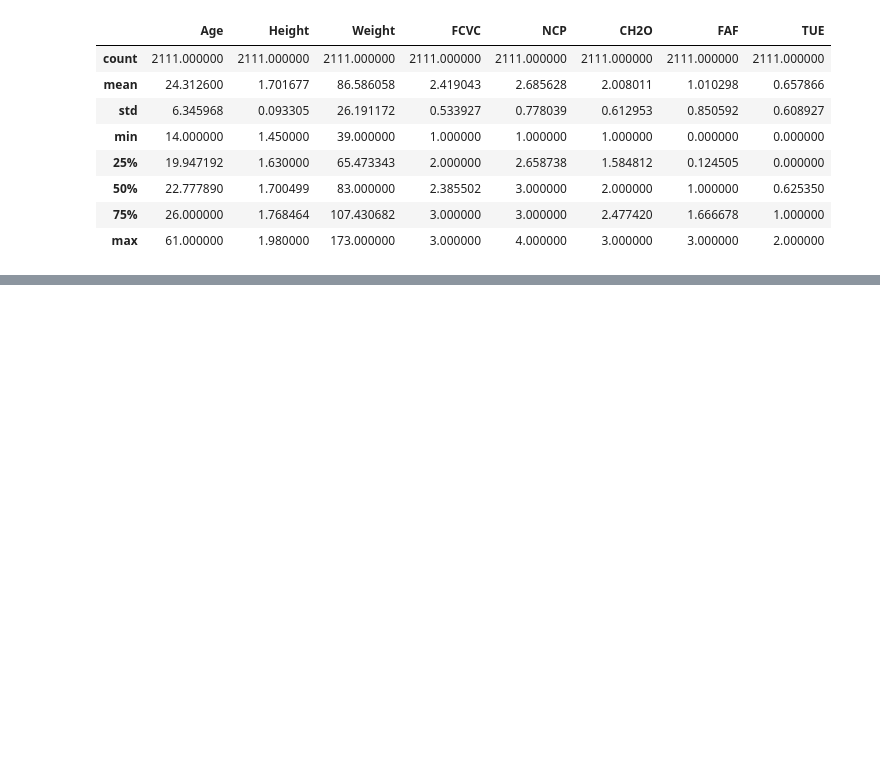
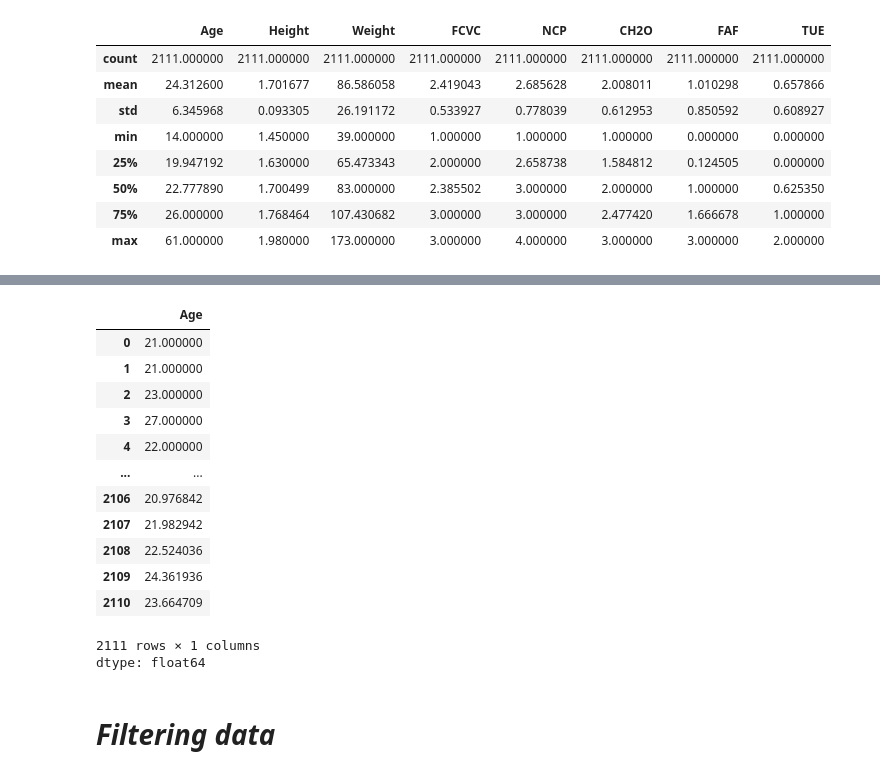
Before and after one commit to islamnafi/my-data-science-log, a Jupyter notebook: pandas/pandas.ipynb, the cells around one changed output, grey strips where cells are left out. Drawn from its saved outputs; the diff is of its cells as text; code cells hidden in the pictures; blank space fills up the shorter version.

Commit message:
Completed 'accessing the data' section.

```diff
--- a/pandas/pandas.ipynb
+++ b/pandas/pandas.ipynb
@@ -141,0 +247,19 @@ df.describe()
+# %%
+df.Age #problematic if the column name has a space
+# %% [output]
+|  | Age |
+| 0 | 21.000000 |
+| 1 | 21.000000 |
+| 2 | 23.000000 |
+| 3 | 27.000000 |
+| 4 | 22.000000 |
+| ... | ... |
+| 2106 | 20.976842 |
+| 2107 | 21.982942 |
+| 2108 | 22.524036 |
+| 2109 | 24.361936 |
+| 2110 | 23.664709 |
+2111 rows × 1 columns
+dtype: float64
+# %% [markdown]
+# ***Filtering data***
```
Also changed, not shown: parts of 11 cells of this notebook.
